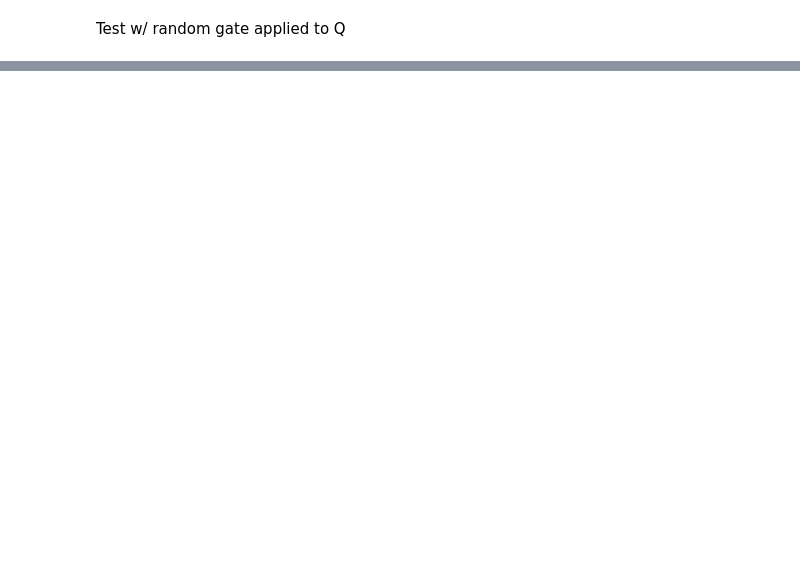
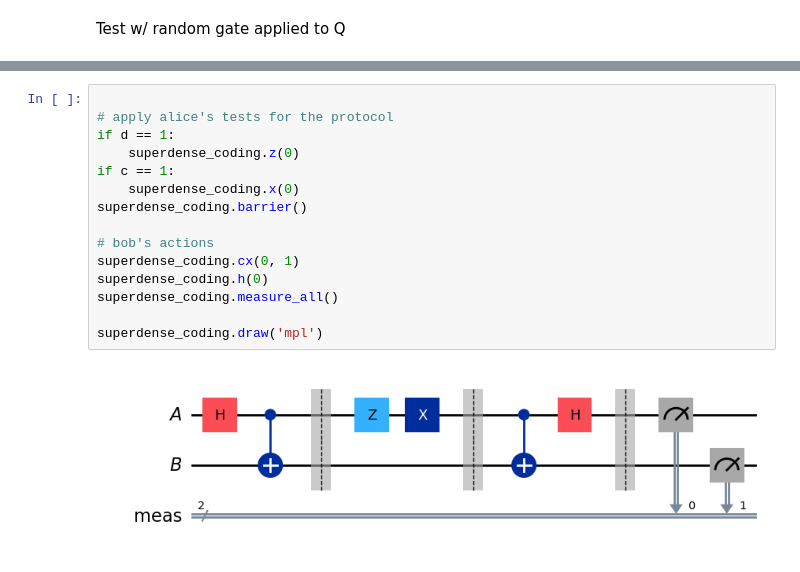
Before and after one commit to Shlok-C/Superposed, a Jupyter notebook: Qiskit/entanglement.ipynb, the cells around one changed output, grey strips where cells are left out. Drawn from its saved outputs; the diff is of its cells as text; blank space fills up the shorter version.

```diff
--- a/Qiskit/entanglement.ipynb
+++ b/Qiskit/entanglement.ipynb
@@ -106,0 +125,17 @@ plot_histogram(stats)
+# %%
+
+# apply alice's tests for the protocol
+if d == 1:
+    superdense_coding.z(0)
+if c == 1:
+    superdense_coding.x(0)
+superdense_coding.barrier()
+
+# bob's actions
+superdense_coding.cx(0, 1)
+superdense_coding.h(0)
+superdense_coding.measure_all()
+
+superdense_coding.draw('mpl')
+# %% [output]
+[figure, added]
```
Also changed, not shown: parts of 18 cells of this notebook.
